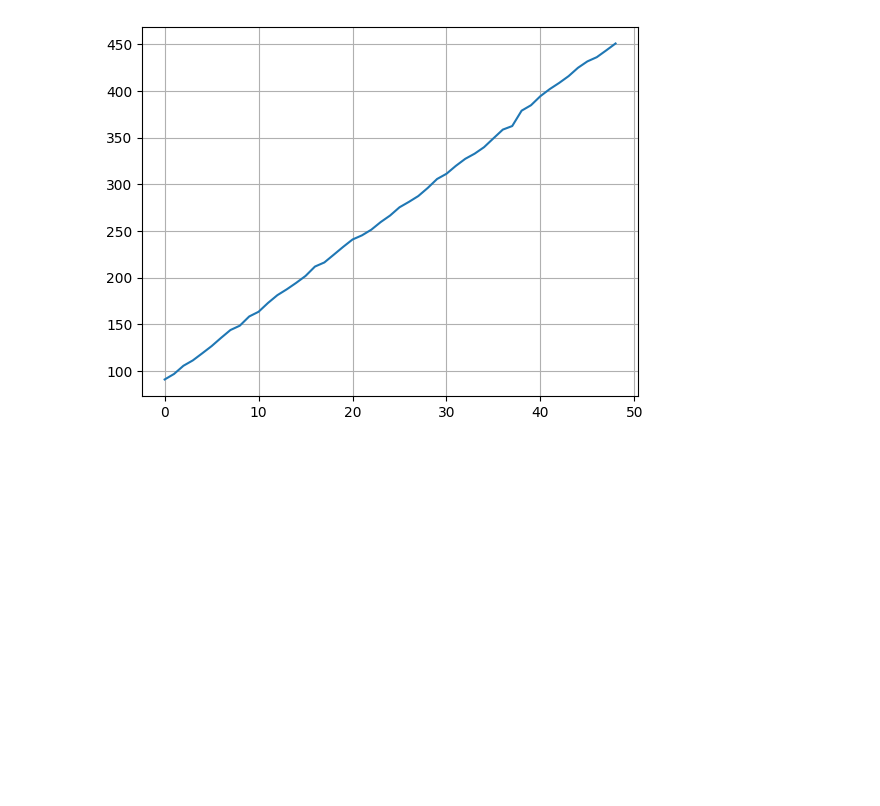
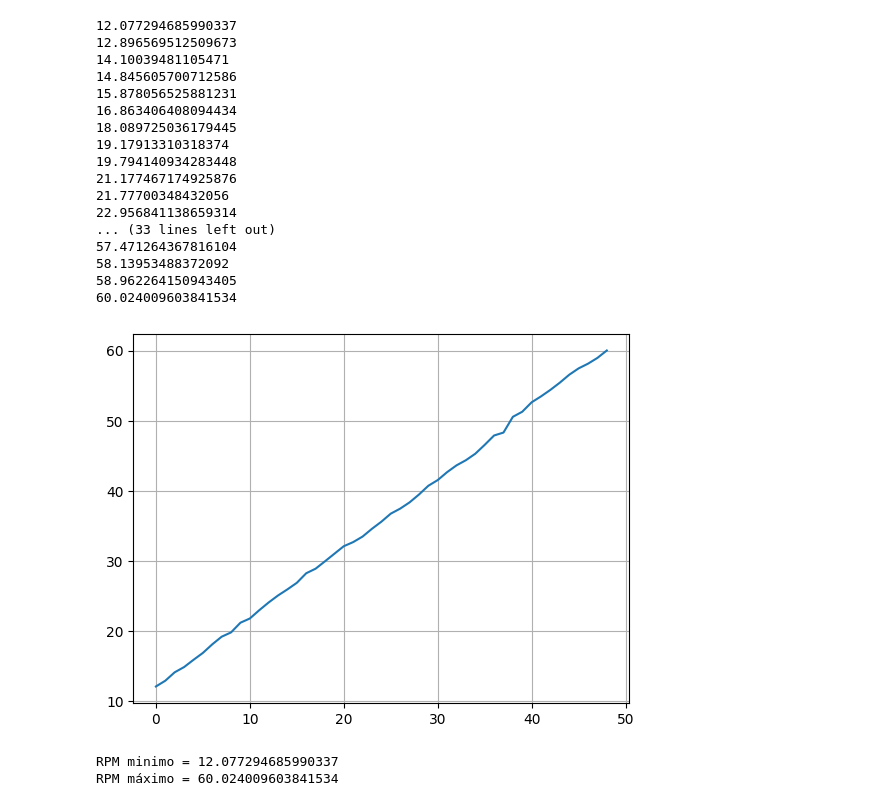
Before and after one commit to dossleo/ProjetoFinal_LeoanrdoPacheco_UFRJ_LAVI, a Jupyter notebook: ler_rpm.ipynb, the cells around one changed output. Cells and saved outputs as stored; diff of their text form; code cells hidden in the pictures; blank space fills up the shorter version.

```diff
--- a/ler_rpm.ipynb
+++ b/ler_rpm.ipynb
@@ -13,7 +13,7 @@ arquivos = os.listdir(pasta)
 rpms = []
 tamanho = 150000
 
-sinal = get_raw_data.GetData(pasta,arquivos[5],models.colunas['rotacao'])
+sinal = get_raw_data.GetData(pasta,arquivos[43],models.colunas['rotacao'])
 
 sinal = sinal.Get()
 # sinal = pd.json_normalize(sinal)
@@ -30,12 +30,12 @@ plt.plot(vetor_tempo,sinal)
 # plt.axis('off')
 plt.show()
 
-rpm = get_rpm.GetRPM(sinal,frequencia_aquisicao)
-rpm_ponto = rpm.get_rpm_ponto_a_ponto('rpm')
-rpm_medio = rpm.get_rpm_medio('rpm')
+rpm = get_rpm.GetRPM(sinal)
+rpm_ponto = rpm.get_rpm_ponto_a_ponto('hz')
+rpm_medio = rpm.get_rpm_medio('hz')
 print(rpm_medio)
 rpm.plot_picos()
-rpm.plot_rpm('rpm')
+rpm.plot_rpm('hz')
 
 print(rpm_medio)
 # %% [output]
@@ -51,33 +51,56 @@ import pandas as pd
 from models import get_raw_data, get_rpm
 import matplotlib.pyplot as plt
 import numpy as np
 
 
 pasta = 'database/normal'
 
 arquivos = os.listdir(pasta)
 rpms = []
 frequencia_aquisicao = models.freq_aquisicao
 
 for i in range(len(arquivos)):
     sinal = get_raw_data.GetData(pasta,arquivos[i],models.colunas['rotacao'])
     sinal = sinal.Get()
     # sinal = pd.json_normalize(sinal)
 
 
     n_points = len(sinal)
 
     t_total = n_points/frequencia_aquisicao
 
     vetor_tempo = np.linspace(0,t_total,n_points)
 
-    rpm = get_rpm.GetRPM(sinal,frequencia_aquisicao)
-    rpm_medio = rpm.get_rpm_medio('rpm')
+    rpm = get_rpm.GetRPM(sinal)
+    rpm_medio = rpm.get_rpm_medio('hz')
+    print(rpm_medio)
 
     rpms.append(rpm_medio)
 
 plt.plot(range(len(rpms)),rpms)
 plt.grid(True)
 plt.show()
+
+print(f'RPM minimo = {np.min(rpms)}')
+print(f'RPM máximo = {np.max(rpms)}')
 # %% [output]
+12.077294685990337
+12.896569512509673
+14.10039481105471
+14.845605700712586
+15.878056525881231
+16.863406408094434
+18.089725036179445
+19.17913310318374
+19.794140934283448
+21.177467174925876
+21.77700348432056
+22.956841138659314
+... (33 lines left out)
+57.471264367816104
+58.13953488372092
+58.962264150943405
+60.024009603841534
-[figure, old version]
+[figure, new version]
+RPM minimo = 12.077294685990337
+RPM máximo = 60.024009603841534
```
Also changed, not shown: parts of 1 cell of this notebook, 9 other files.
